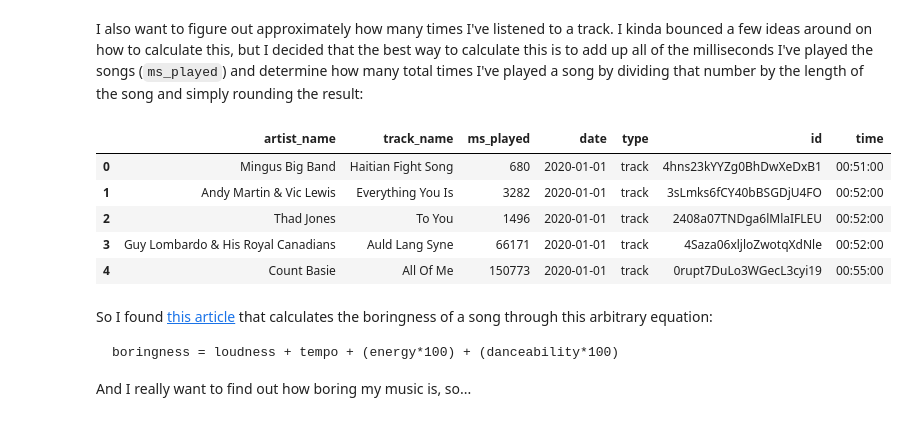
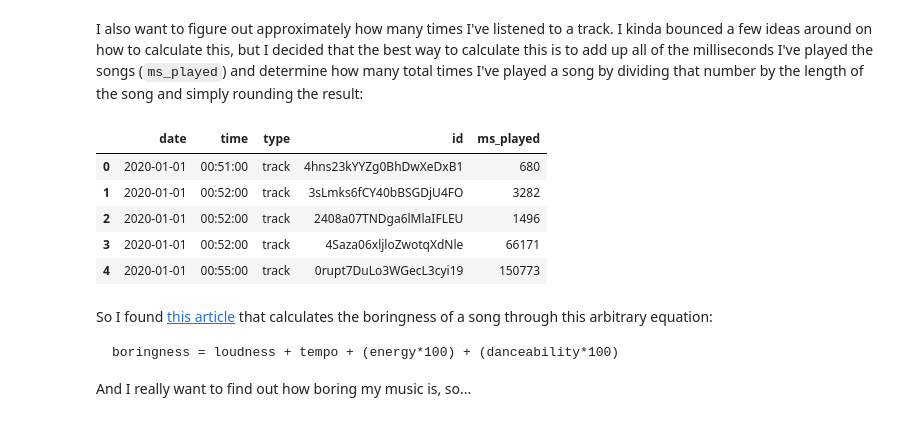
Before and after one commit to justinro-underscore/SpotifyDataAnalysis, a Jupyter notebook: SpotifyFeatureEngineering.ipynb, the cells around one changed output. Cells and saved outputs as stored; diff of their text form; code cells hidden in the pictures.

````diff
--- a/SpotifyFeatureEngineering.ipynb
+++ b/SpotifyFeatureEngineering.ipynb
@@ -555,20 +555,30 @@ I also want to figure out approximately how many times I've listened to a track.
 # %%
 if not "time" in streaming_history_data_df:
     def split_date(row):
         date = pd.to_datetime(row["date"])
         return pd.Series([date.date(), date.time()])
     streaming_history_data_df[["date", "time"]] = streaming_history_data_df.apply(split_date, axis=1)
 
     streaming_history_data_df = streaming_history_data_df.sort_values(by=["date", "time"]).reset_index(drop=True)
     streaming_history_data_df.to_csv("data/ready/CompleteStreamingHistory.csv")
+
+if "artist_name" in streaming_history_data_df and "track_name" in streaming_history_data_df:
+    streaming_history_data_df.drop(columns=["artist_name", "track_name"], axis=1, inplace=True)
+    streaming_history_data_df.to_csv("data/ready/CompleteStreamingHistory.csv")
+
+if "artist_name" in streaming_history_data_df and "track_name" in streaming_history_data_df:
+    streaming_history_data_df.drop(columns=["artist_name", "track_name"], axis=1, inplace=True)
+    streaming_history_data_df.to_csv("data/ready/CompleteStreamingHistory.csv")
+
+streaming_history_data_df = streaming_history_data_df[["date", "time", "type", "id", "ms_played"]]
 streaming_history_data_df.head()
 # %% [output]
-|  | artist_name | track_name | ms_played | date | type | id | time |
-| 0 | Mingus Big Band | Haitian Fight Song | 680 | 2020-01-01 | track | 4hns23kYYZg0BhDwXeDxB1 | 00:51:00 |
-| 1 | Andy Martin & Vic Lewis | Everything You Is | 3282 | 2020-01-01 | track | 3sLmks6fCY40bBSGDjU4FO | 00:52:00 |
-| 2 | Thad Jones | To You | 1496 | 2020-01-01 | track | 2408a07TNDga6lMlaIFLEU | 00:52:00 |
-| 3 | Guy Lombardo & His Royal Canadians | Auld Lang Syne | 66171 | 2020-01-01 | track | 4Saza06xljloZwotqXdNle | 00:52:00 |
-| 4 | Count Basie | All Of Me | 150773 | 2020-01-01 | track | 0rupt7DuLo3WGecL3cyi19 | 00:55:00 |
+|  | date | time | type | id | ms_played |
+| 0 | 2020-01-01 | 00:51:00 | track | 4hns23kYYZg0BhDwXeDxB1 | 680 |
+| 1 | 2020-01-01 | 00:52:00 | track | 3sLmks6fCY40bBSGDjU4FO | 3282 |
+| 2 | 2020-01-01 | 00:52:00 | track | 2408a07TNDga6lMlaIFLEU | 1496 |
+| 3 | 2020-01-01 | 00:52:00 | track | 4Saza06xljloZwotqXdNle | 66171 |
+| 4 | 2020-01-01 | 00:55:00 | track | 0rupt7DuLo3WGecL3cyi19 | 150773 |
 # %% [markdown]
 So I found [this article](https://towardsdatascience.com/is-my-spotify-music-boring-an-analysis-involving-music-data-and-machine-learning-47550ae931de) that calculates the boringness of a song through this arbitrary equation:
 ```
````
